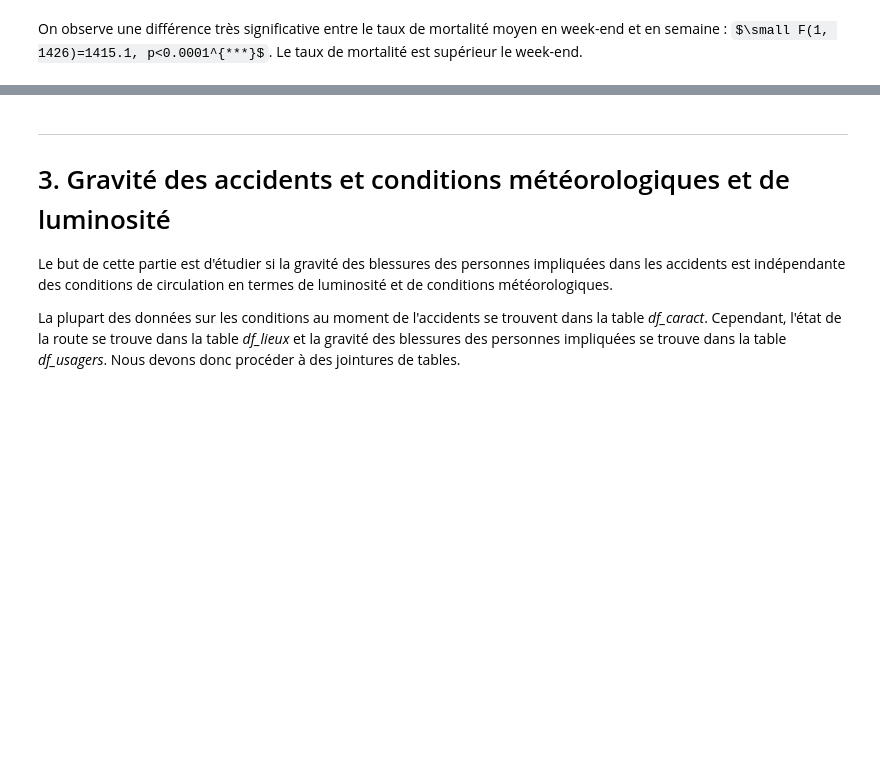
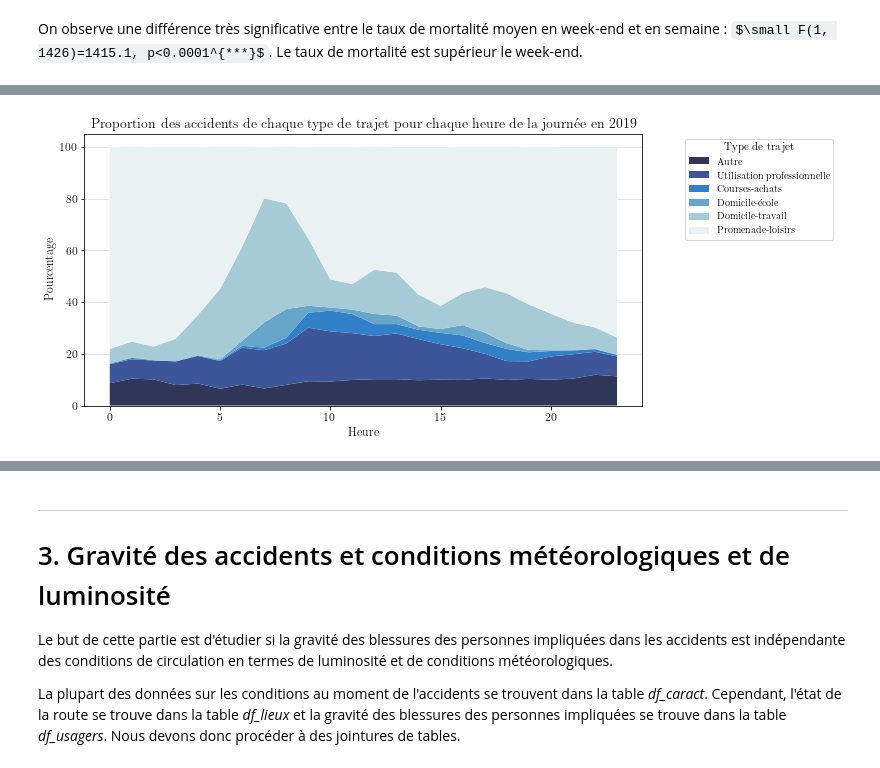
Before and after one commit to nlejay/accidents_circulation, a Jupyter notebook: projet_acc_route.ipynb, the cells around one changed output, grey strips where cells are left out. Cells and saved outputs as stored; diff of their text form; code cells hidden in the pictures; some formulas as TeX source; blank space fills up the shorter version.

```diff
--- a/projet_acc_route.ipynb
+++ b/projet_acc_route.ipynb
@@ -1314,0 +1411,10 @@ On observe une différence très significative entre le taux de mortalité moyen
+# %%
+# nb de trajets par type de trajet et par heure (codage 1 pour domicile-travail dans la variable trajet)
+nb_acc_heure_trajet = (acc_heure_trajet.loc[acc_heure_trajet['trajet']!=0]
+                  .groupby(['heure', 'trajet'])
+                  .agg(nb_acc = pd.NamedAgg('Num_Acc','count'))
+                  .reset_index()
+                  .pivot_table(index='heure', columns='trajet', values='nb_acc', fill_value=0)
+                 )
+
+nb_acc_heure_trajet
@@ -1314,0 +1440,4 @@ On observe une différence très significative entre le taux de mortalité moyen
+# %%
+# pourcentage de trajets par type de trajet chaque heure (codage 1 pour domicile-travail dans la variable trajet)
+pourc_trajet_heure = round(nb_acc_heure_trajet.divide(nb_acc_heure_trajet.sum(axis=1),axis=0)*100, 1)
+pourc_trajet_heure
@@ -1314,0 +1463,30 @@ On observe une différence très significative entre le taux de mortalité moyen
+# %%
+#changement ordre trajets
+autre = pourc_trajet_heure[9]
+pro = pourc_trajet_heure[4]
+courses = pourc_trajet_heure[3]
+ecole = pourc_trajet_heure[2]
+reste = pourc_trajet_heure.drop(columns=[9,4,3,2])
+pourc_trajet_heure = pd.concat([autre, pro, courses, ecole, reste], axis=1)
+
+#choix des couleurs
+couleurs = cmr.take_cmap_colors('cmr.arctic', 6, cmap_range=(0.25, 0.95), return_fmt='hex')
+
+#figure
+fig,ax = plt.subplots(figsize=(10,5))
+plt.stackplot(pourc_trajet_heure.index, pourc_trajet_heure.transpose(), labels=pourc_trajet_heure.columns, colors=couleurs)
+
+#Mise en forme des axes, titre et légende
+plt.title('Proportion des accidents de chaque type de trajet pour chaque heure de la journée en 2019', fontsize=14)
+plt.xlabel('Heure', fontsize=12)
+plt.ylabel('Pourcentage', fontsize=12)
+plt.xticks(fontsize=12)
+plt.yticks(fontsize=12)
+plt.grid(visible=True, axis='y', color="#e0e0e0")
+ax.set_axisbelow(True)
+handles, labels = plt.gca().get_legend_handles_labels()  # récupération des handles et labels de la légende
+labels = ['Autre', 'Utilisation professionnelle', 'Courses-achats', 'Domicile-école', 'Domicile-travail', 'Promenade-loisirs']   # changement des labels de la légende
+plt.legend(handles, labels, title="Type de trajet", bbox_to_anchor=[1.35,1], fontsize=10, title_fontsize=11)
+plt.show()
+# %% [output]
+[figure, added]
```
Also changed, not shown: parts of 65 cells of this notebook.
